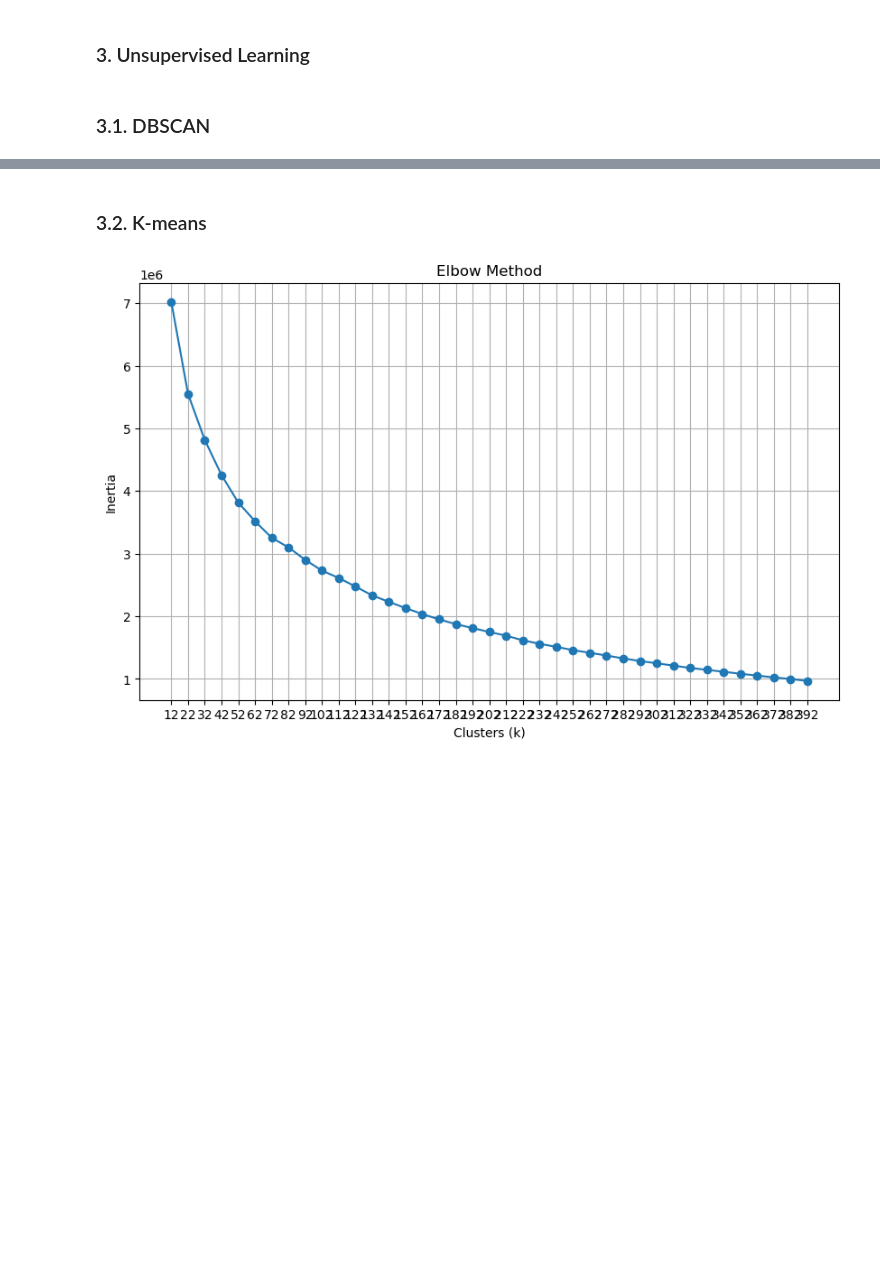
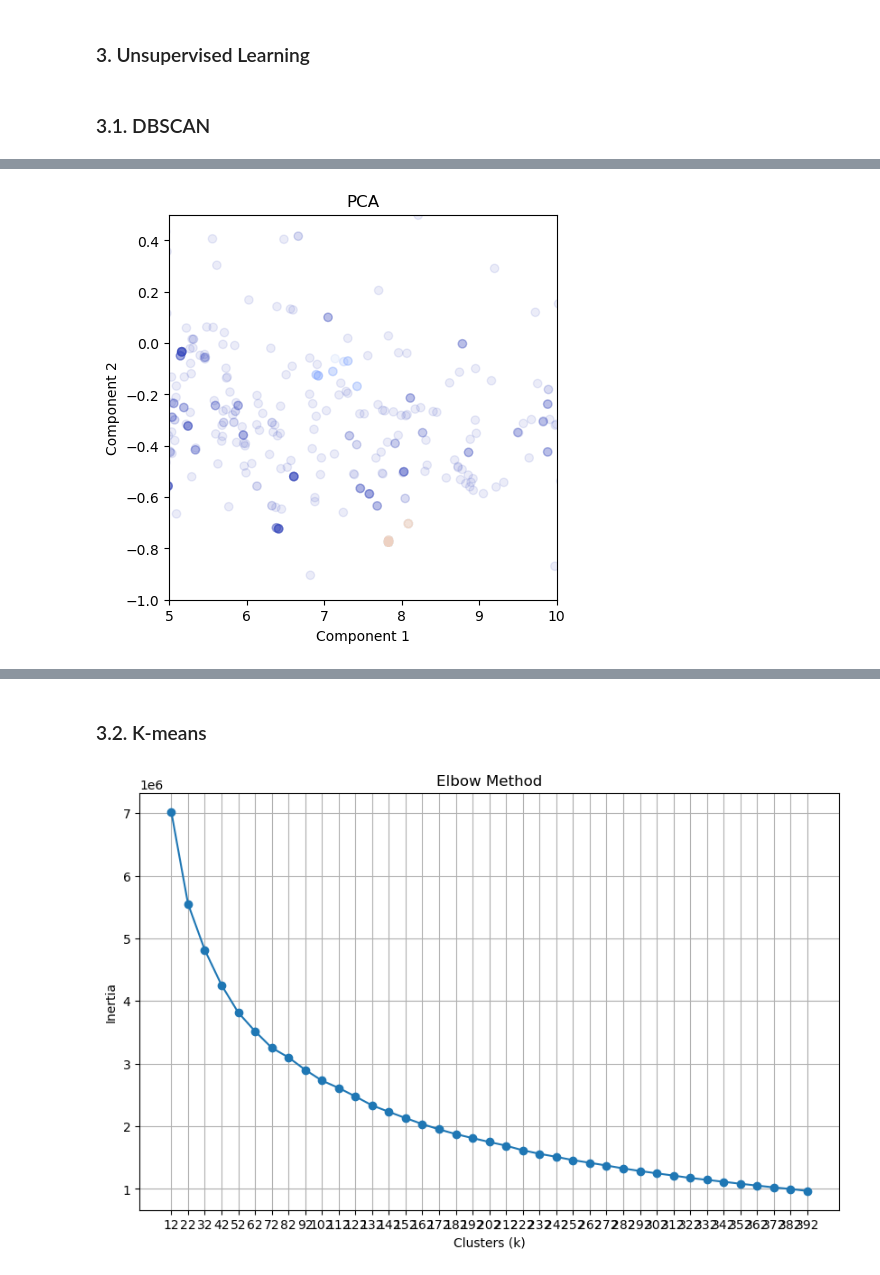
Before and after one commit to deepamino/proteinsClassification, a Jupyter notebook: pruebas.ipynb, the cells around one changed output, grey strips where cells are left out. Cells and saved outputs as stored; diff of their text form; code cells hidden in the pictures; blank space fills up the shorter version.

```diff
--- a/pruebas.ipynb
+++ b/pruebas.ipynb
@@ -167,0 +155,13 @@ Clusters: 25
+# %%
+
+
+plt.figure(figsize=(5, 5))
+plt.scatter(principalComponents[:, 0], principalComponents[:, 1], c=clusters, cmap='coolwarm',  alpha=0.1)
+plt.xlabel('Component 1')
+plt.ylabel('Component 2')
+plt.title('PCA')
+plt.xlim(5, 10)
+plt.ylim(-1, 0.5)
+plt.show()
+# %% [output]
+[figure, added]
```
Also changed, not shown: parts of 20 cells of this notebook, 3 other files.
